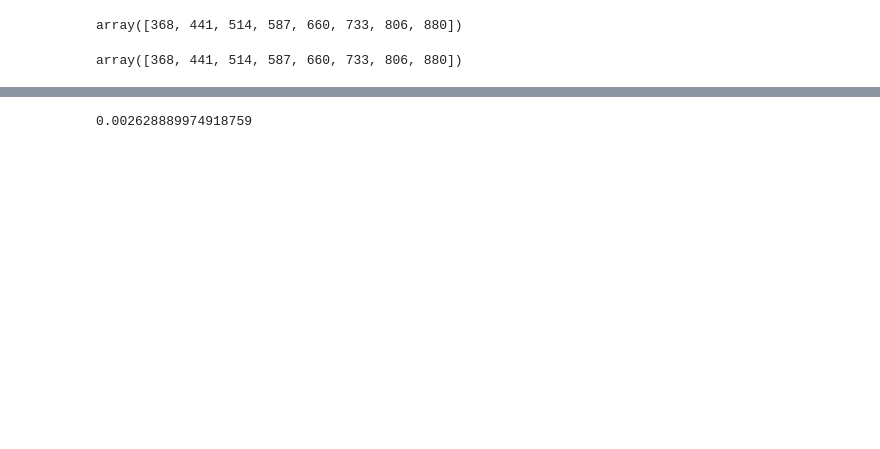
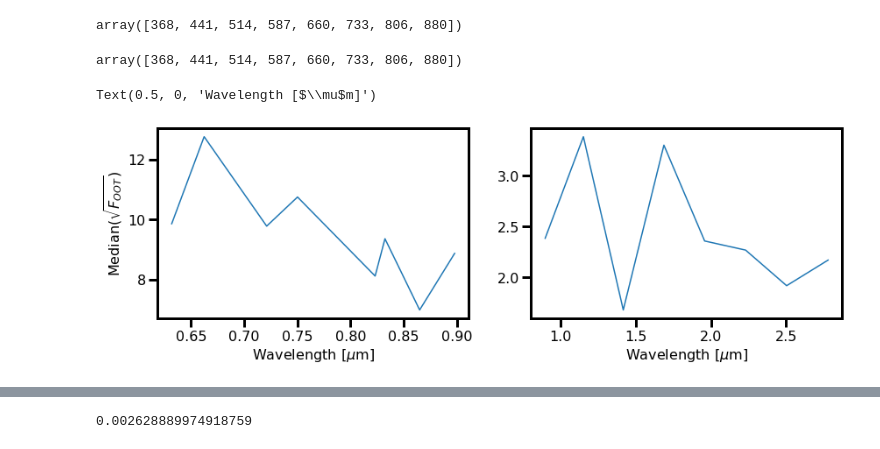
Before and after one commit to afeinstein20/wasp39b_niriss_paper, a Jupyter notebook: figure1.ipynb, the cells around one changed output, grey strips where cells are left out. Drawn from its saved outputs; the diff is of its cells as text; code cells hidden in the pictures; blank space fills up the shorter version.

```diff
--- a/figure1.ipynb
+++ b/figure1.ipynb
@@ -251,3 +263,64 @@ array([368, 441, 514, 587, 660, 733, 806, 880])
 np.linspace(368,880,n,dtype=int)
 # %% [output]
 array([368, 441, 514, 587, 660, 733, 806, 880])
+# %%
+inds = [368, 440, 575, 640, 800, 820, 890, 960]
+noise_limit = np.array([])
+noise_wave = np.array([])
+
+fig, (ax1, ax2) = plt.subplots(ncols=2, figsize=(14,4))
+
+DNs_to_e = 81.0
+
+for i in [368, 440, 575, 640, 800, 820, 890, 960]:
+
+    flux, err, model, wmed, wlim, wlow, wupp,_,_ = avg_lightcurves(i, data2,
+                                                                   err2, per=5)
+
+    sq = np.where((stellar_data_order2[1] > wlow) & (stellar_data_order2[1] < wupp))
+
+    transit = np.nansum(np.reshape(stellar_data_order2[2][idx_oot][:,sq]*DNs_to_e,
+                                   (len(idx_oot),len(sq[0]))), axis=1)
+
+    est = np.nanmedian(np.sqrt(stellar_data_order2[2][idx_oot][:,sq]*DNs_to_e))-21.0
+
+
+    noise_limit = np.append(noise_limit,
+                            np.nanstd(transit)/est)
+    noise_wave = np.append(noise_wave, wmed)
+
+q = (np.isnan(noise_limit) == False) & (noise_wave > 0.6) & (noise_wave < 0.9)
+ax1.plot(noise_wave[q], noise_limit[q])
+
+noise_limit = np.array([])
+noise_wave = np.array([])
+
+
+for i in np.linspace(25,2012-25*2,n,dtype=int):
+
+    flux, err, model, wmed, wlim, wlow, wupp,_,_ = avg_lightcurves(i, data1,
+                                                                   err1, per=1)
+
+    sq = np.where((stellar_data_order1[1] > wlow) & (stellar_data_order1[1] < wupp))
+
+    transit = np.nansum(np.reshape(stellar_data_order1[2][idx_oot][:,sq]*DNs_to_e,
+                        (len(idx_oot), len(sq[0]))),axis=1)
+
+    est = np.nanmedian(np.sqrt(stellar_data_order1[2][idx_oot][:,sq]*DNs_to_e))-21.0
+
+    noise_limit = np.append(noise_limit,
+                            np.nanstd(transit)/est)
+    noise_wave = np.append(noise_wave, wmed)
+
+q = (np.isnan(noise_limit) == False) #& (noise_wave > 0.6) & (noise_wave < 0.9)
+ax2.plot(noise_wave[q], noise_limit[q])
+
+
+ax1.set_ylabel(r'Median($\sqrt{F_{OOT}}$)')
+ax1.set_xlabel('Wavelength [$\mu$m]')
+ax2.set_xlabel('Wavelength [$\mu$m]')
+
+#ax1.set_xlim(0.6, 0.9);
+# %% [output]
+Text(0.5, 0, 'Wavelength [$\\mu$m]')
+[figure, added]
```
Also changed, not shown: parts of 14 cells of this notebook, 3 other files.
